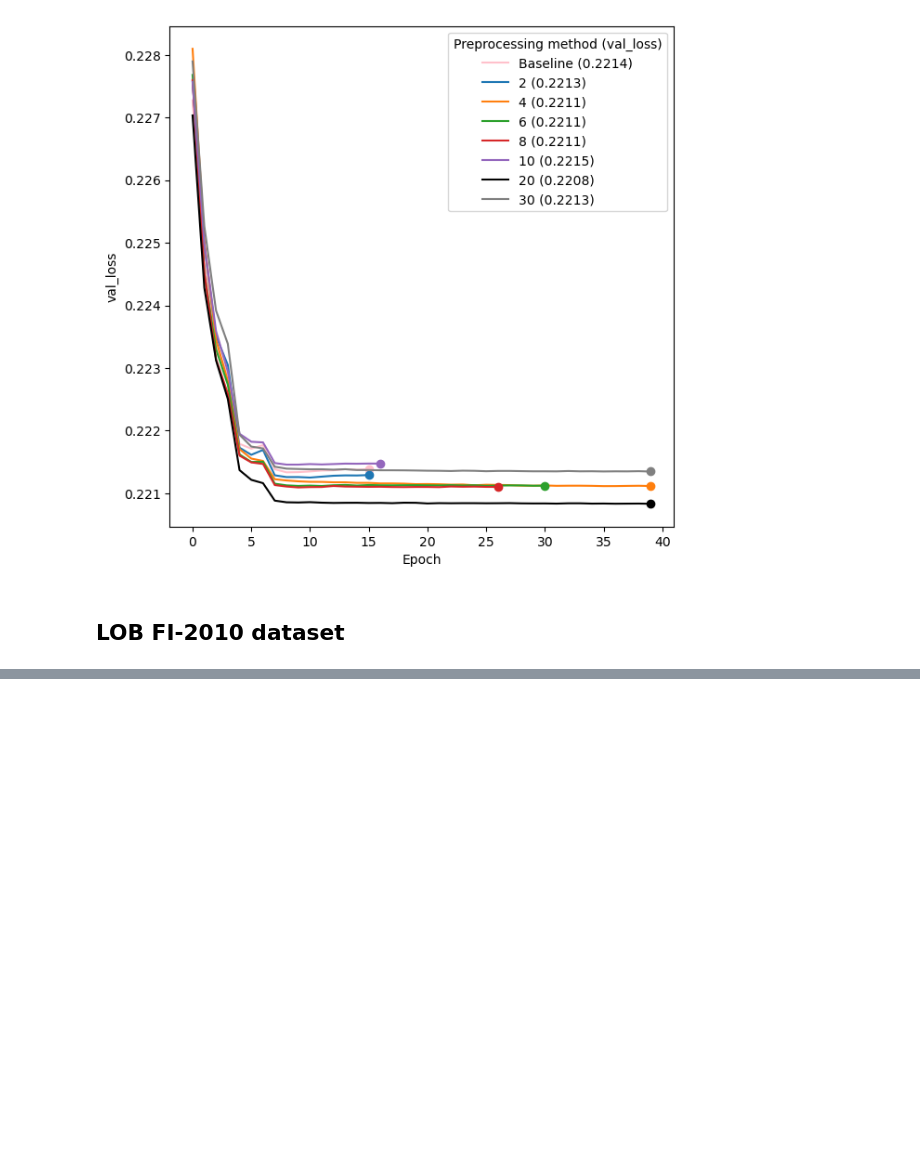
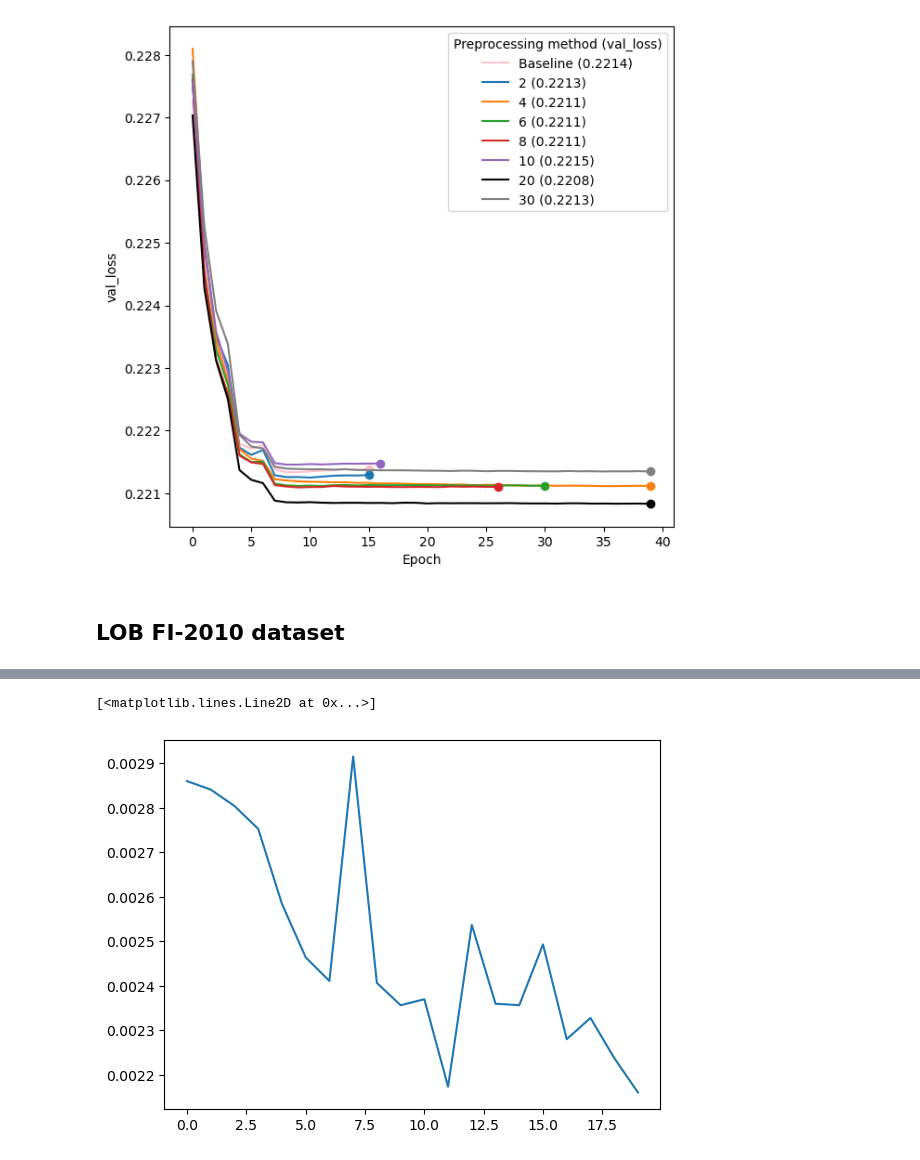
Before and after one commit to marcusGH/edain_paper, a Jupyter notebook: notebooks/experiment-results.ipynb, the cells around one changed output, grey strips where cells are left out. Drawn from its saved outputs; the diff is of its cells as text; code cells hidden in the pictures; blank space fills up the shorter version.

```diff
--- a/notebooks/experiment-results.ipynb
+++ b/notebooks/experiment-results.ipynb
@@ -125,0 +122,6 @@ hist['split_results'][0][-1]
+# %%
+# This is a plot of the training loss with base_lr=1e-5 and no scheduling...
+plt.plot([x['train_loss'] for x in hist['split_results'][0]])
+# %% [output]
+[<matplotlib.lines.Line2D at 0x...>]
+[figure, added]
```
Also changed, not shown: parts of 13 cells of this notebook, 2 other files.
